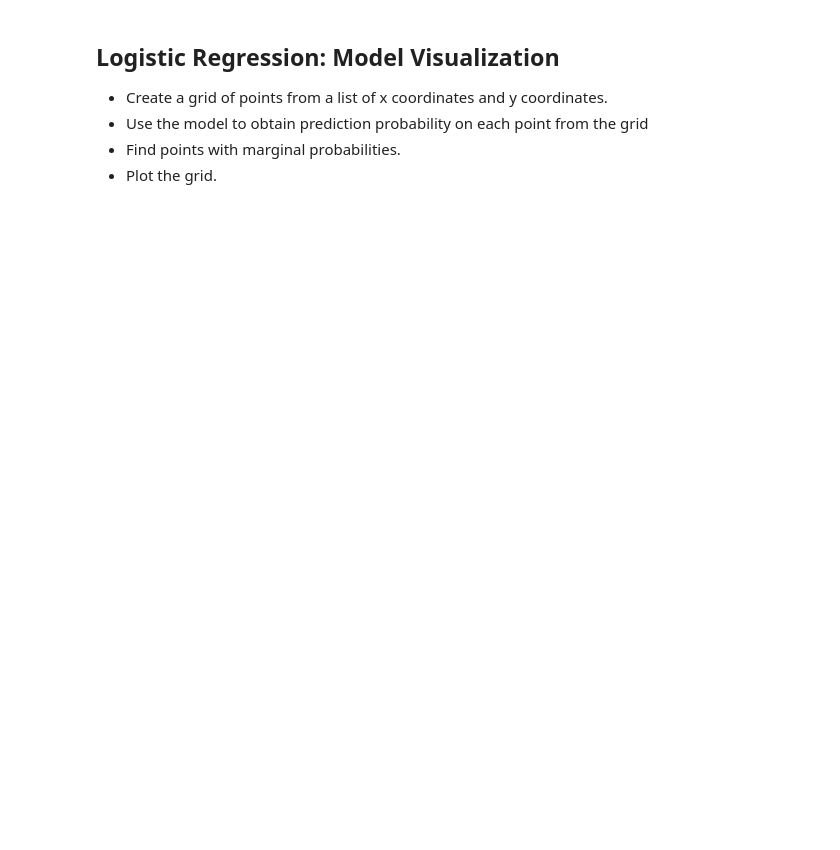
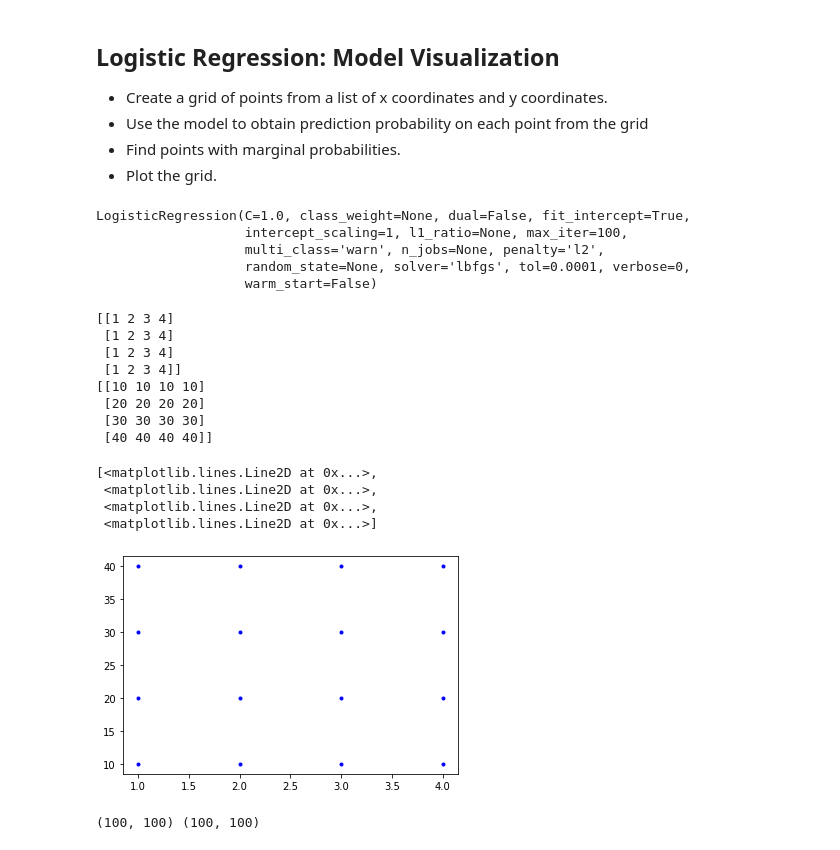
Before and after one commit to ch00226855/CMP414-765_Spring2020, a Jupyter notebook: Week07W_LogisticRegression.ipynb, the cells around one changed output. Drawn from its saved outputs; the diff is of its cells as text; code cells hidden in the pictures; blank space fills up the shorter version.

```diff
--- a/Week07W_LogisticRegression.ipynb
+++ b/Week07W_LogisticRegression.ipynb
@@ -190,13 +382,42 @@ Y_pred_prob = model2.predict_proba(X)
 - Plot the grid.
 # %%
 # Train a new logistic regression model on petal length and petal width only
-model = LogisticRegression(solver='lbfgs')
-model.fit(df_train['petal length (cm)', 'petal width (cm)'], df_train['is_virginica'])
+model2 = LogisticRegression(solver='lbfgs')
+model2.fit(df_train.iloc[:, 2:4], df_train['Is_Virginica'])
+# %% [output]
+LogisticRegression(C=1.0, class_weight=None, dual=False, fit_intercept=True,
+                   intercept_scaling=1, l1_ratio=None, max_iter=100,
+                   multi_class='warn', n_jobs=None, penalty='l2',
+                   random_state=None, solver='lbfgs', tol=0.0001, verbose=0,
+                   warm_start=False)
+# %%
+x_coordinates = [1, 2, 3, 4]
+y_coordinates = [10, 20, 30, 40]
+xx, yy = np.meshgrid(x_coordinates, y_coordinates)
+print(xx)
+print(yy)
+plt.plot(xx, yy, 'b.')
+# %% [output]
+[[1 2 3 4]
+ [1 2 3 4]
+ [1 2 3 4]
+ [1 2 3 4]]
+[[10 10 10 10]
+ [20 20 20 20]
+ [30 30 30 30]
+ [40 40 40 40]]
+[<matplotlib.lines.Line2D at 0x...>,
+ <matplotlib.lines.Line2D at 0x...>,
+ <matplotlib.lines.Line2D at 0x...>,
+ <matplotlib.lines.Line2D at 0x...>]
+[figure, added]
 # %%
 # 1. Create a grid of points
-x0, x1 = np.meshgrid(np.linspace(0, 7, 500),
-                     np.linspace(0, 2.7, 500))
+x0, x1 = np.meshgrid(np.linspace(0, 7, 100),
+                     np.linspace(0, 2.7, 100))
 print(x0.shape, x1.shape)
+# %% [output]
+(100, 100) (100, 100)
 # %%
 # 2. Obtain prediction probabilities
 X_new = np.hstack([x0.reshape([-1, 1]), x1.reshape([-1, 1])])
```
Also changed, not shown: parts of 35 cells of this notebook.
